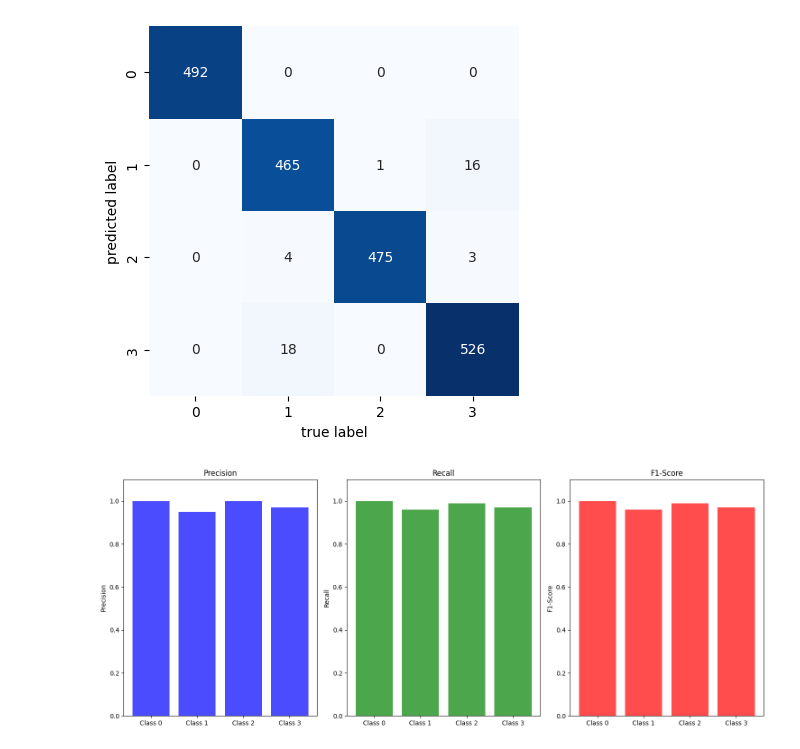
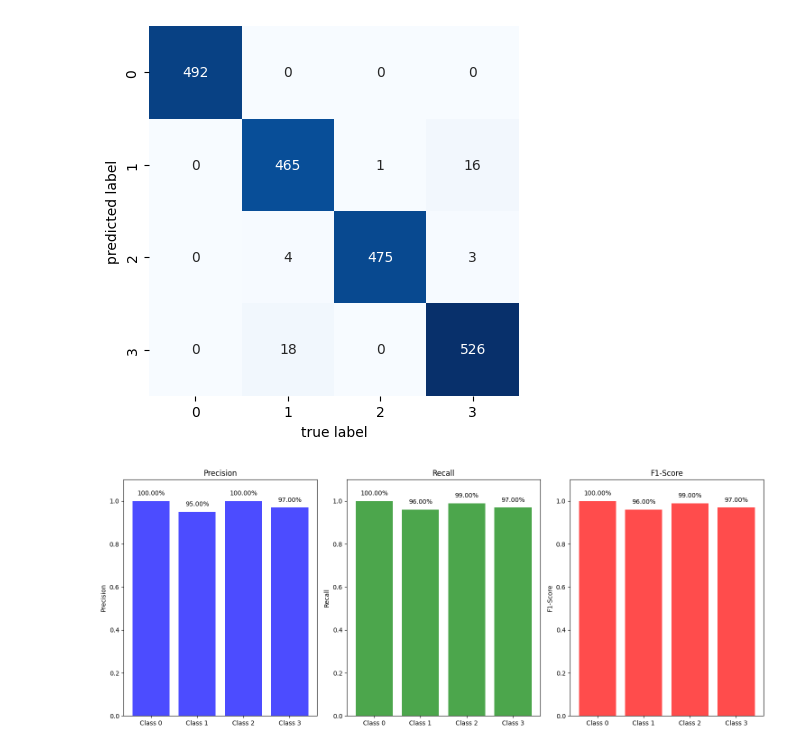
Before and after one commit to falawar7/AAI614_ELAWAR, a Jupyter notebook: Week5/FE_Notebook5_6.ipynb, the cells around one changed output. Saved outputs shown, nothing was run; the diff lists cells and outputs as text; code cells hidden in the pictures.

```diff
--- a/Week5/FE_Notebook5_6.ipynb
+++ b/Week5/FE_Notebook5_6.ipynb
@@ -373,34 +407,49 @@ import numpy as np
 # Define the data from the classification report
 labels = ['Class 0', 'Class 1', 'Class 2', 'Class 3']
 precision = [1.00, 0.95, 1.00, 0.97]
 recall = [1.00, 0.96, 0.99, 0.97]
 f1_score = [1.00, 0.96, 0.99, 0.97]
 
 # Set up the figure and axes
 fig, ax = plt.subplots(1, 3, figsize=(15, 6))
 
 # Plotting Precision
-ax[0].bar(labels, precision, color='b', alpha=0.7)
+bars = ax[0].bar(labels, precision, color='b', alpha=0.7)
 ax[0].set_title('Precision')
 ax[0].set_ylim([0, 1.1])
 ax[0].set_ylabel('Precision')
 
+# Add percentage labels on each bar
+for bar in bars:
+    yval = bar.get_height()
+    ax[0].text(bar.get_x() + bar.get_width() / 2, yval + 0.02, f'{yval*100:.2f}%', ha='center', va='bottom')
+
 # Plotting Recall
-ax[1].bar(labels, recall, color='g', alpha=0.7)
+bars = ax[1].bar(labels, recall, color='g', alpha=0.7)
 ax[1].set_title('Recall')
 ax[1].set_ylim([0, 1.1])
 ax[1].set_ylabel('Recall')
 
+# Add percentage labels on each bar
+for bar in bars:
+    yval = bar.get_height()
+    ax[1].text(bar.get_x() + bar.get_width() / 2, yval + 0.02, f'{yval*100:.2f}%', ha='center', va='bottom')
+
 # Plotting F1-score
-ax[2].bar(labels, f1_score, color='r', alpha=0.7)
+bars = ax[2].bar(labels, f1_score, color='r', alpha=0.7)
 ax[2].set_title('F1-Score')
 ax[2].set_ylim([0, 1.1])
 ax[2].set_ylabel('F1-Score')
+
+# Add percentage labels on each bar
+for bar in bars:
+    yval = bar.get_height()
+    ax[2].text(bar.get_x() + bar.get_width() / 2, yval + 0.02, f'{yval*100:.2f}%', ha='center', va='bottom')
 
 # Adjust layout
 plt.tight_layout()
 
 # Show the plot
 plt.show()
 # %% [output]
-[figure, old version]
+[figure, new version]
```
Also changed, not shown: parts of 1 cell of this notebook.
